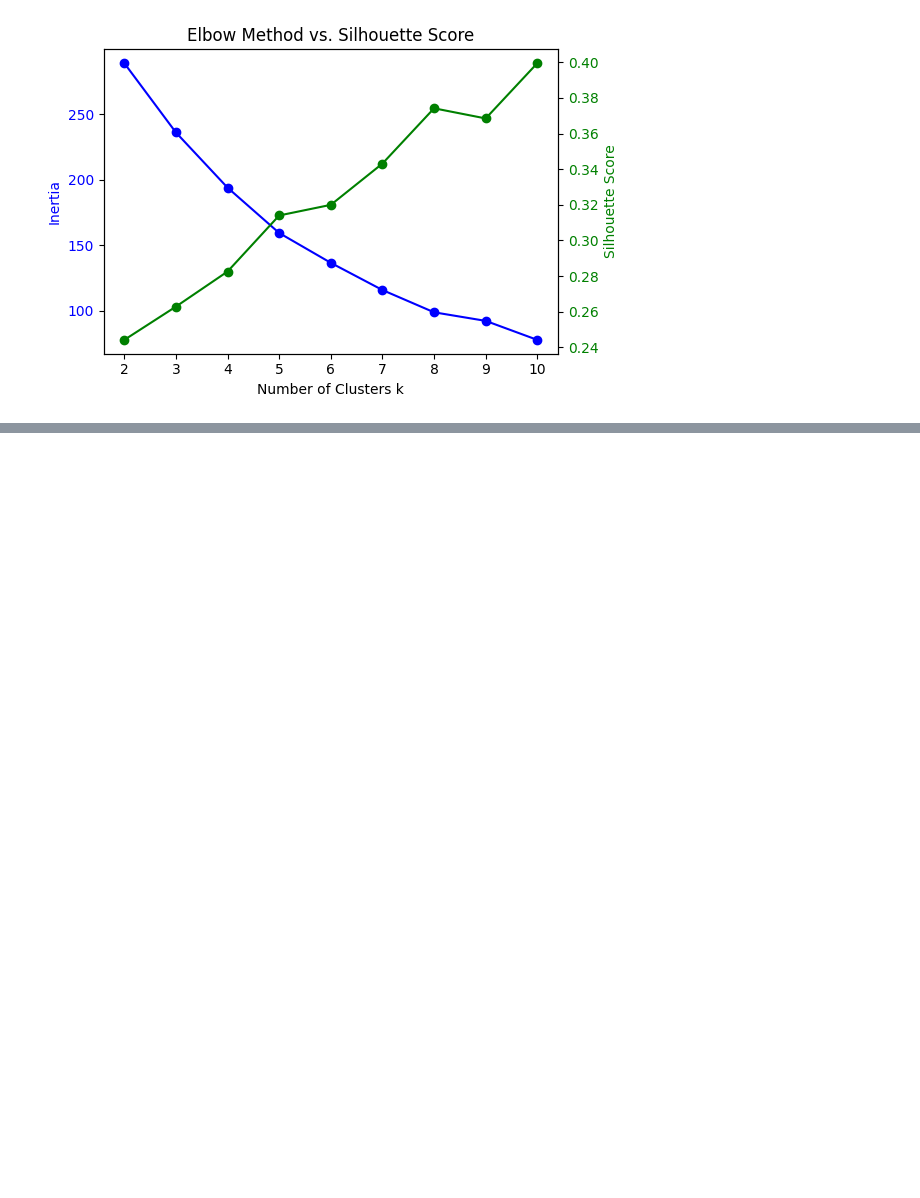
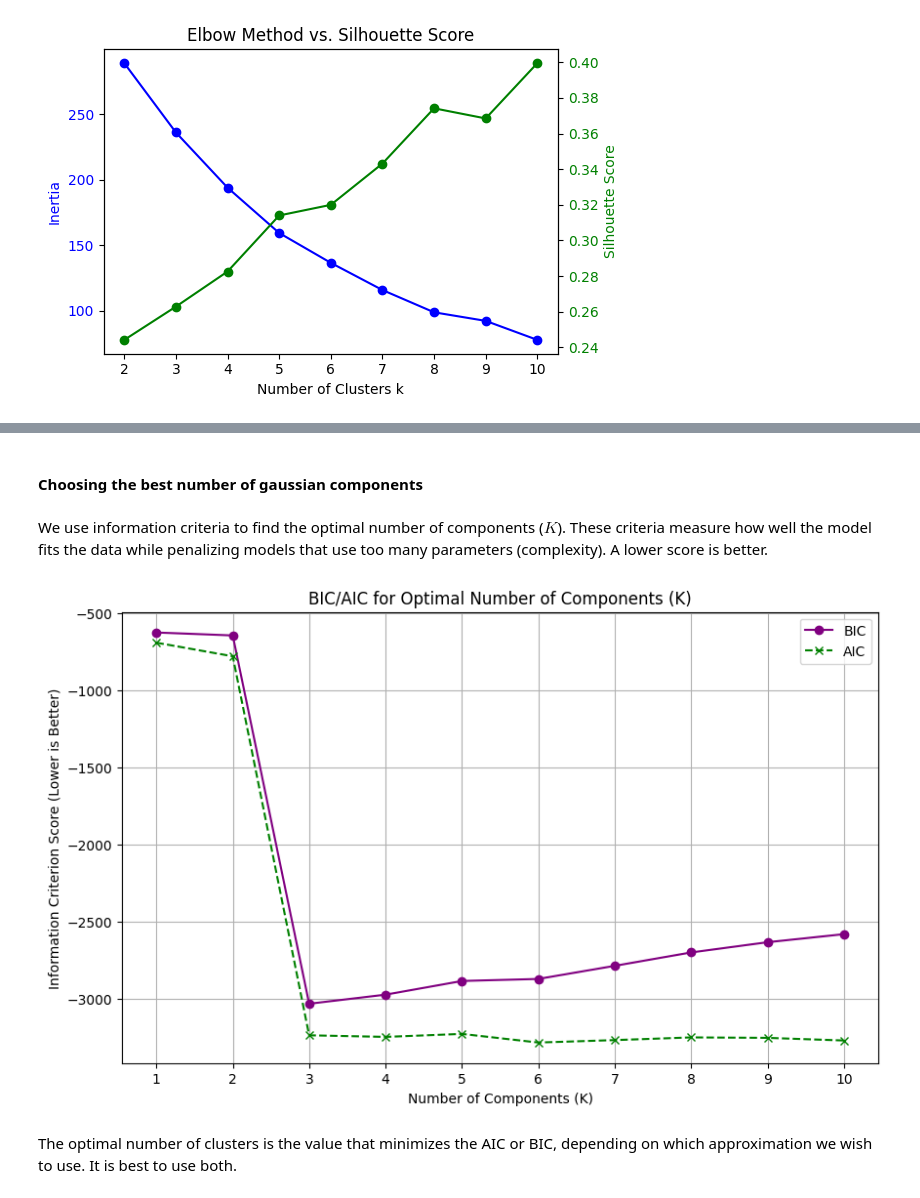
Before and after one commit to WamzMwangi/Advanced_Machine_Learning, a Jupyter notebook: Clustering_Algorithms/Unsupervised_Clustering.ipynb, the cells around one changed output, grey strips where cells are left out. Drawn from its saved outputs; the diff is of its cells as text; code cells hidden in the pictures; blank space fills up the shorter version.

```diff
--- a/Clustering_Algorithms/Unsupervised_Clustering.ipynb
+++ b/Clustering_Algorithms/Unsupervised_Clustering.ipynb
@@ -220,0 +239,32 @@ plt.show()
+# %% [markdown]
+#### Choosing the best number of gaussian components
+# %% [markdown]
+ We use information criteria to find the optimal number of components ($K$). These criteria measure how well the model fits the data while penalizing models that use too many parameters (complexity). A lower score is better.
+# %%
+k_range = range(1, 11)
+bic = []
+aic = []
+
+
+for k in k_range:
+    gmm = GaussianMixture(n_components=k,covariance_type='full', random_state=42)
+    gmm.fit(X_scaled)
+
+    bic.append(gmm.bic(X_scaled))
+    aic.append(gmm.aic(X_scaled))
+
+# 3. Plot the BIC and AIC scores
+plt.figure(figsize=(10, 6))
+plt.plot(k_range, bic, marker='o', linestyle='-', color='purple', label='BIC')
+plt.plot(k_range, aic, marker='x', linestyle='--', color='green', label='AIC')
+plt.title('BIC/AIC for Optimal Number of Components (K)')
+plt.xlabel('Number of Components (K)')
+plt.ylabel('Information Criterion Score (Lower is Better)')
+plt.xticks(k_range)
+plt.legend()
+plt.grid(True)
+plt.show()
+# %% [output]
+[figure, added]
+# %% [markdown]
+The optimal number of clusters is the value that minimizes the AIC or BIC, depending on which approximation we wish to use. It is best to use both.
```
Also changed, not shown: parts of 4 cells of this notebook.
